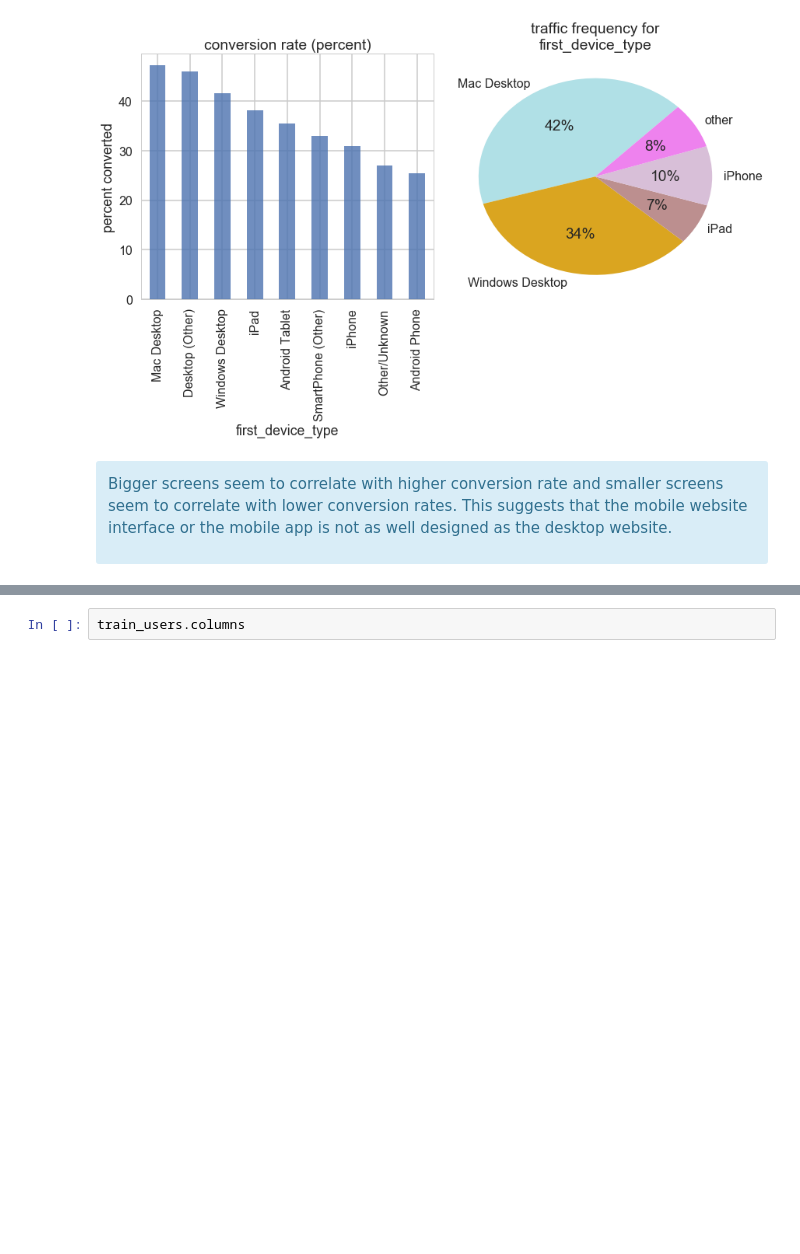
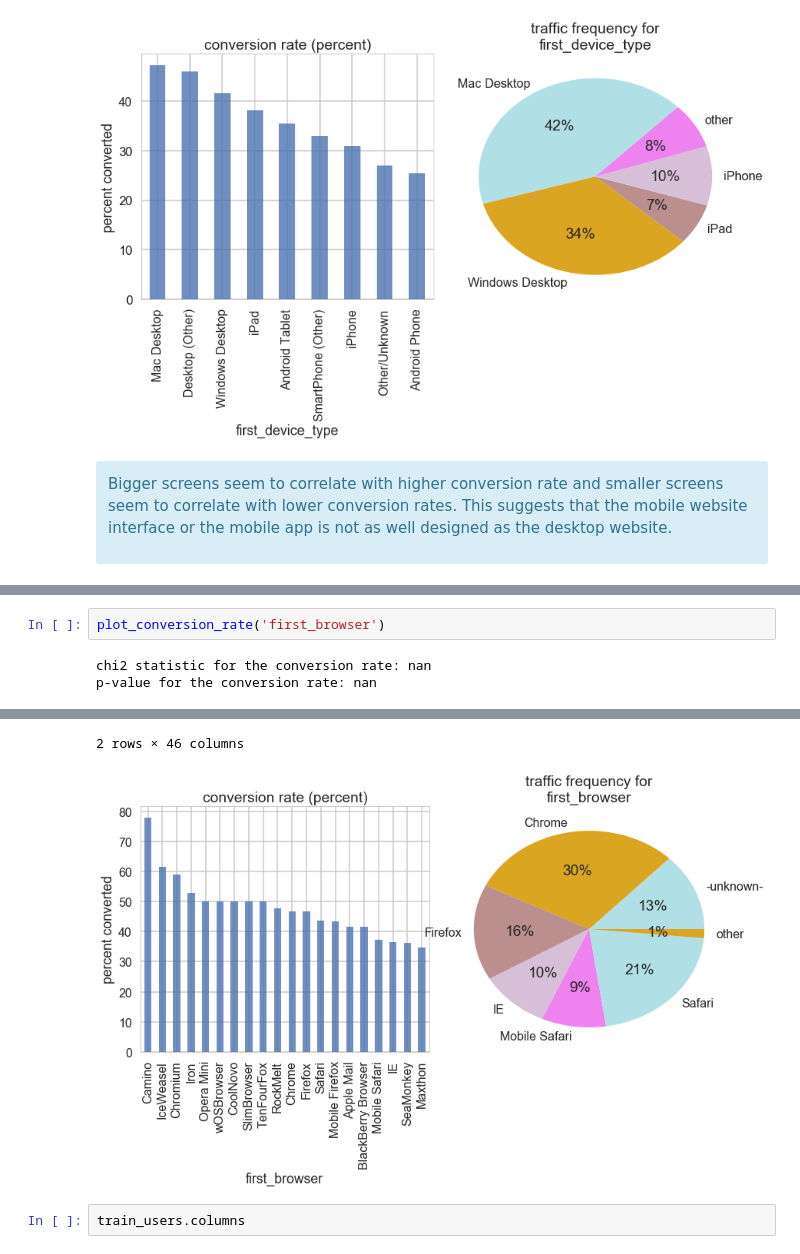
Before and after one commit to partha0solapurkar/springboard_data_science_intensive, a Jupyter notebook: capstone_project/exploratory_data_analysis.ipynb, the cells around one changed output, grey strips where cells are left out. Drawn from its saved outputs; the diff is of its cells as text; blank space fills up the shorter version.

```diff
--- a/capstone_project/exploratory_data_analysis.ipynb
+++ b/capstone_project/exploratory_data_analysis.ipynb
@@ -421,3 +472,8 @@ p-value for the conversion rate: nan
 | traffic_freqency | 3470.000000 | 137299.00000 | 51671.000000 | 12532.000000 | 2323.00000 | 496.000000 | 2270.000000 | 52.000000 | 29.000000 | ... |
 | conversion_rate | 46.541787 | 43.07606 | 40.190823 | 37.097032 | 35.72966 | 35.080645 | 34.801762 | 34.615385 | 34.482759 | ... |
 [figure]
+# %%
+plot_conversion_rate('first_browser')
+# %% [output]
+chi2 statistic for the conversion rate: nan
+p-value for the conversion rate: nan
@@ -424,3 +483,5 @@ p-value for the conversion rate: nan
+2 rows × 46 columns
+[figure, added]
 # %%
 train_users.columns
 # %% [output]
```
Also changed, not shown: parts of 58 cells of this notebook, 2 other files.
